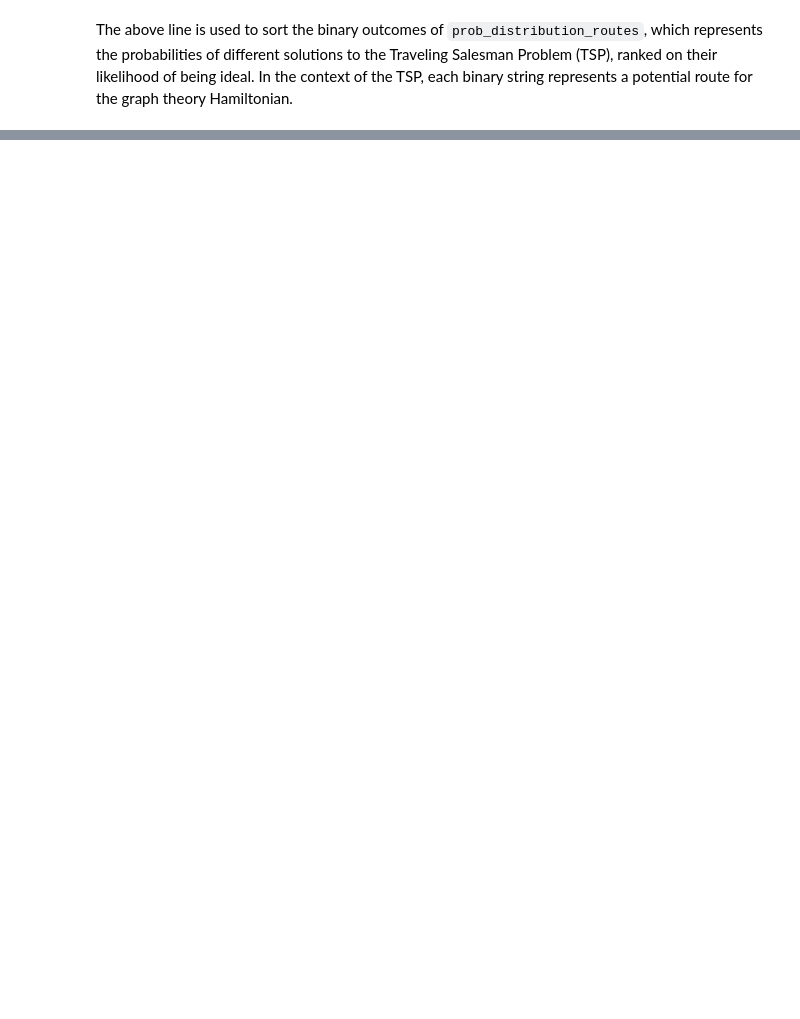
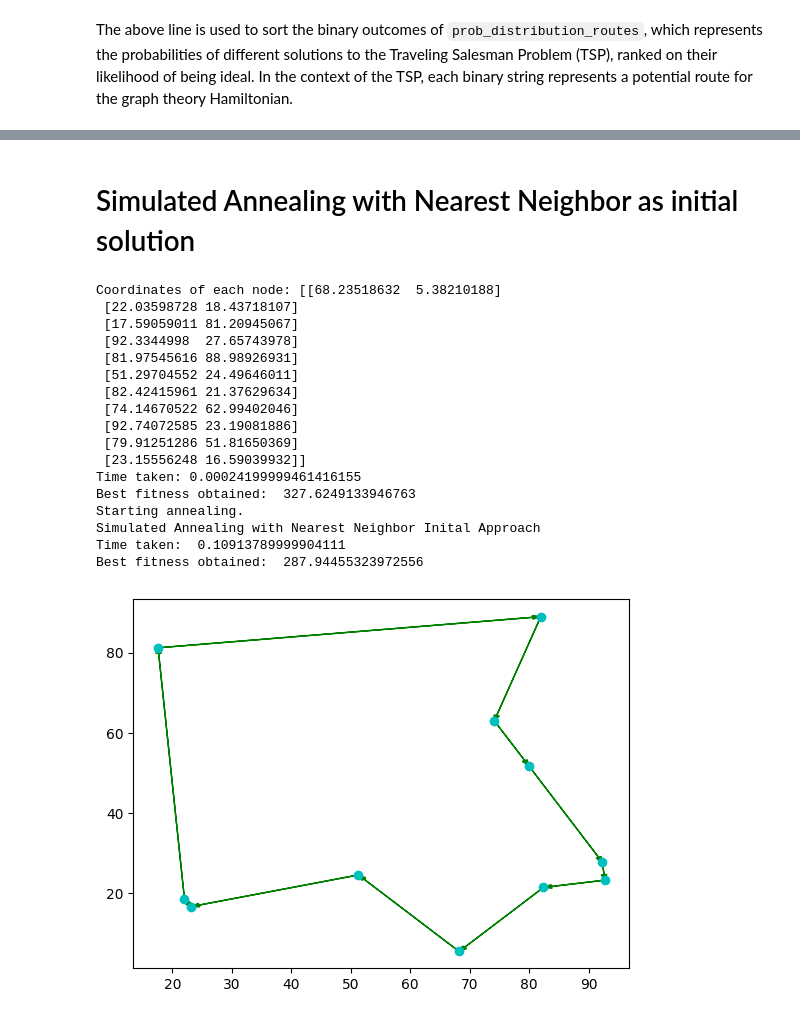
Before and after one commit to jessdcan/Quantum-Travelling-Salesman-Probem, a Jupyter notebook: tsp_5_10000shots (1).ipynb, the cells around one changed output, grey strips where cells are left out. Drawn from its saved outputs; the diff is of its cells as text; code cells hidden in the pictures; blank space fills up the shorter version.

```diff
--- a/tsp_5_10000shots (1).ipynb
+++ b/tsp_5_10000shots (1).ipynb
@@ -342,0 +358,33 @@ Time taken: 0.022355079650878906 seconds
+# %% [markdown]
+# Simulated Annealing with Nearest Neighbor as initial solution
+# %%
+node_positions = nx.get_node_attributes(tsp.graph, 'pos')
+
+# Extract coordinates into an array
+coords_array = np.array([pos for pos in node_positions.values()])
+
+print("Coordinates of each node:", coords_array)
+
+# use coords from tsp
+SimulatedAnnealing_NearestNeighbor = SA_NN(coords_array, stopping_iter=5000)
+SimulatedAnnealing_NearestNeighbor.simulated_annealing()
+SimulatedAnnealing_NearestNeighbor.visualize_routes()
+# %% [output]
+Coordinates of each node: [[68.23518632  5.38210188]
+ [22.03598728 18.43718107]
+ [17.59059011 81.20945067]
+ [92.3344998  27.65743978]
+ [81.97545616 88.98926931]
+ [51.29704552 24.49646011]
+ [82.42415961 21.37629634]
+ [74.14670522 62.99402046]
+ [92.74072585 23.19081886]
+ [79.91251286 51.81650369]
+ [23.15556248 16.59039932]]
+Time taken: 0.00024199999461416155
+Best fitness obtained:  327.6249133946763
+Starting annealing.
+Simulated Annealing with Nearest Neighbor Inital Approach
+Time taken:  0.10913789999904111
+Best fitness obtained:  287.94455323972556
+[figure, added]
```
Also changed, not shown: parts of 8 cells of this notebook, 1 other file.
